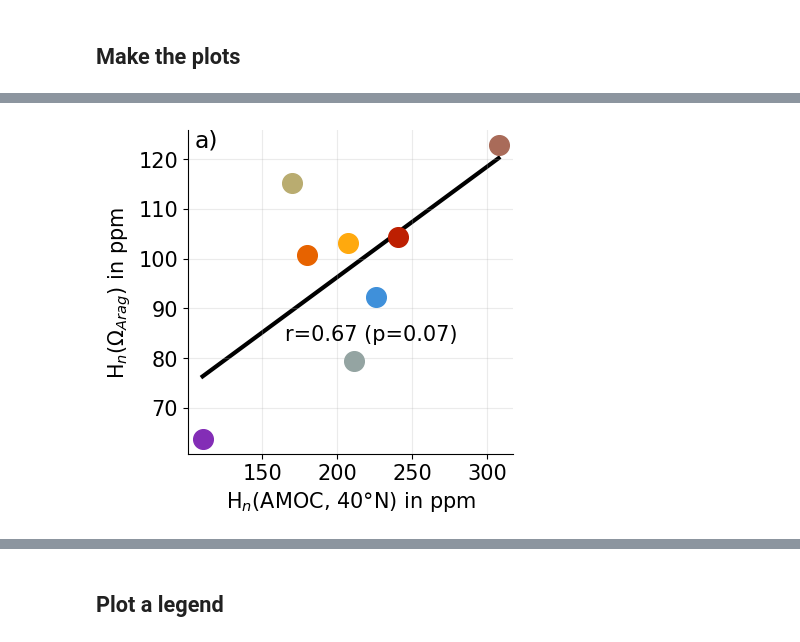
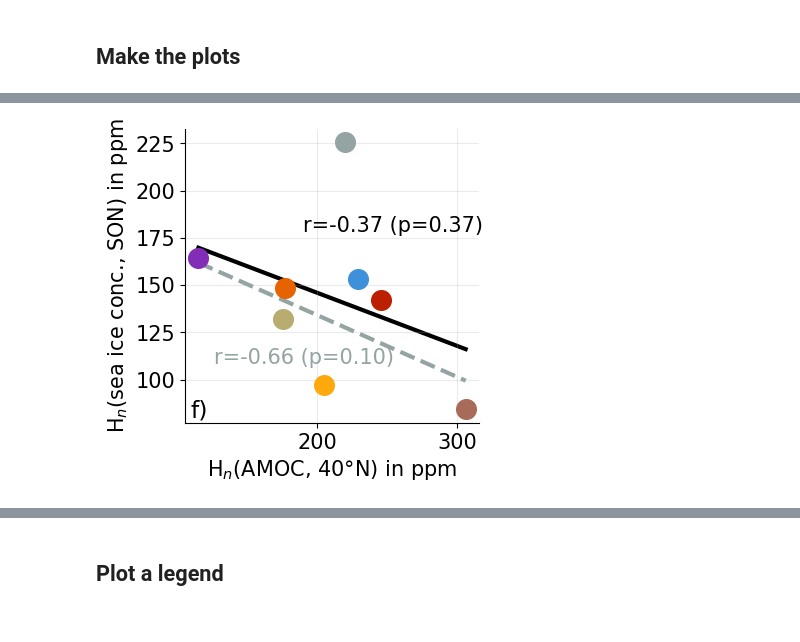
Before and after one commit to eikekoehn/Arctic_acidification_reversibility_scripts, a Jupyter notebook: 03_analysis_and_plotting/figure04_correlation_plots.ipynb, the cells around one changed output, grey strips where cells are left out. Cells and saved outputs as stored; diff of their text form; code cells hidden in the pictures.

```diff
--- a/03_analysis_and_plotting/figure04_correlation_plots.ipynb
+++ b/03_analysis_and_plotting/figure04_correlation_plots.ipynb
@@ -19,7 +19,7 @@ Loading packages...
 # %% [markdown]
 ## Decide if figures are to be saved (and if so the directory)
 # %%
-savefigs = False
+savefigs = True
 plot_dir = Plotter._get_plot_dir('standard')
 # %% [markdown]
 ## Set the parameters for the analysis of the 1pctCO2-cdr run
@@ -69,6 +69,7 @@ def _make_correlation_plot(run_params,
     plt.rcParams['font.size']=fontsize
     fig,ax = plt.subplots(figsize=(4.2,4.2))#,sharey=True)
 
+    plt.subplots_adjust(right=0.92,top=0.9,left=0.22,bottom=0.2)
     xvals = []
     yvals = []
     for key in run_params.keys():
@@ -86,7 +87,7 @@ def _make_correlation_plot(run_params,
     elif xvariable_type == 'signed_hysteresis_area':
         ax.set_xlabel(f'H$_s$({xvariable_name}) in {xvariable_unit}')
     elif xvariable_type == 'rampdown_means_2nd_half':
-        ax.set_xlabel(f'{xvariable_name} in {xvariable_unit}')
+        ax.set_xlabel(f'{xvariable_name} ({xvariable_unit})')
 
     else:
         raise Exception('hysteresis type not known.')
@@ -96,7 +97,7 @@ def _make_correlation_plot(run_params,
     elif yvariable_type == 'signed_hysteresis_area':
         ax.set_ylabel(f'H$_s$({yvariable_name}) in {yvariable_unit}')
     elif yvariable_type == 'rampdown_means_2nd_half':
-        ax.set_ylabel(f'{yvariable_name} in {yvariable_unit}')
+        ax.set_ylabel(f'{yvariable_name} ({yvariable_unit})')
     else:
         raise Exception('hysteresis type not known.')
 
@@ -174,9 +146,13 @@ fig,ax = _make_correlation_plot(run_params,
-# %%
-fig,ax = _make_correlation_plot(run_params,
-                        'AMOC_40N',r'AMOC, 40°N','Sv',region_of_choice,'normalized_hysteresis_area',
-                        'omegaa',r'$\Omega_{Arag}$','-',region_of_choice,'normalized_hysteresis_area',
-                         panellabel = 'a)',
-                         panellabelloc = [0.02,0.95],
-                         correlation_loc = [0.3,0.35])
-# %% [output]
-[figure, removed]
+# %%
+fig,ax = _make_correlation_plot(run_params,
+                        'AMOC_40N',r'AMOC, 40°N','Sv',region_of_choice,'normalized_hysteresis_area',
+                        'siconc_son_means',r'sea ice conc., SON','-',region_of_choice,'normalized_hysteresis_area',
+                         panellabel = 'f)',
+                         panellabelloc = [0.02,0.02],
+                         correlation_loc = [0.4,0.65],
+                         include_correlation_under_exclusion_of='CNRM-ESM2-1',
+                         correlation_loc2 = [0.1,0.2])
+if savefigs == True:
+    fig.savefig(f'{plot_dir}/correlation_plot_HnAMOC_vs_HnSICONC.png',dpi=300,transparent=True)
+# %% [output]
+[figure, added]
```
Also changed, not shown: parts of 9 cells of this notebook, 23 other files.
